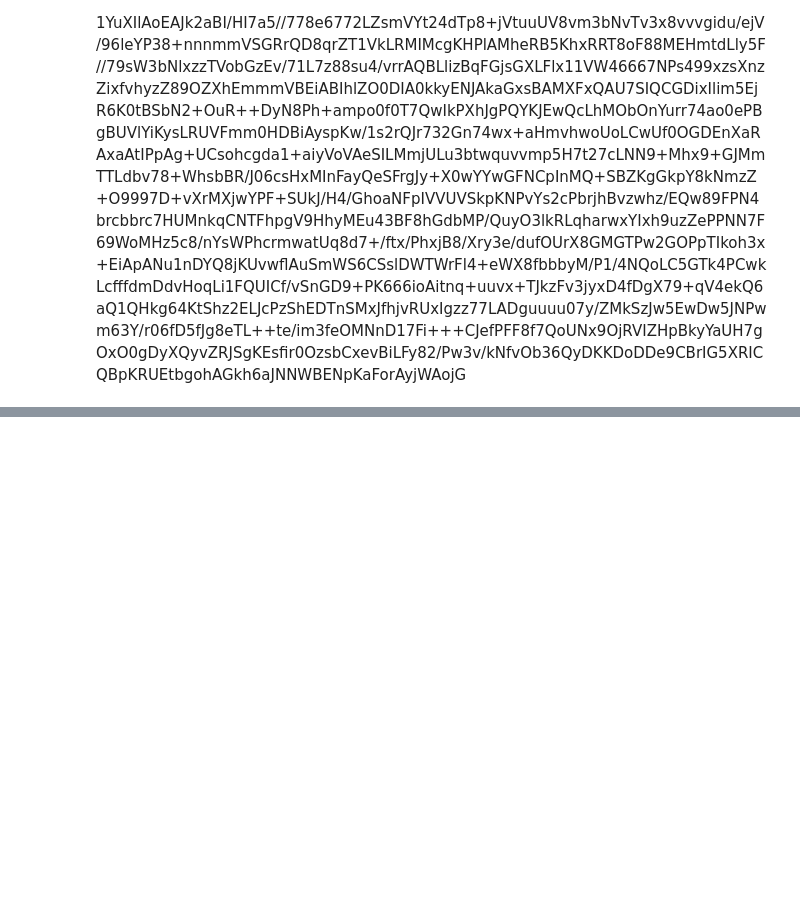
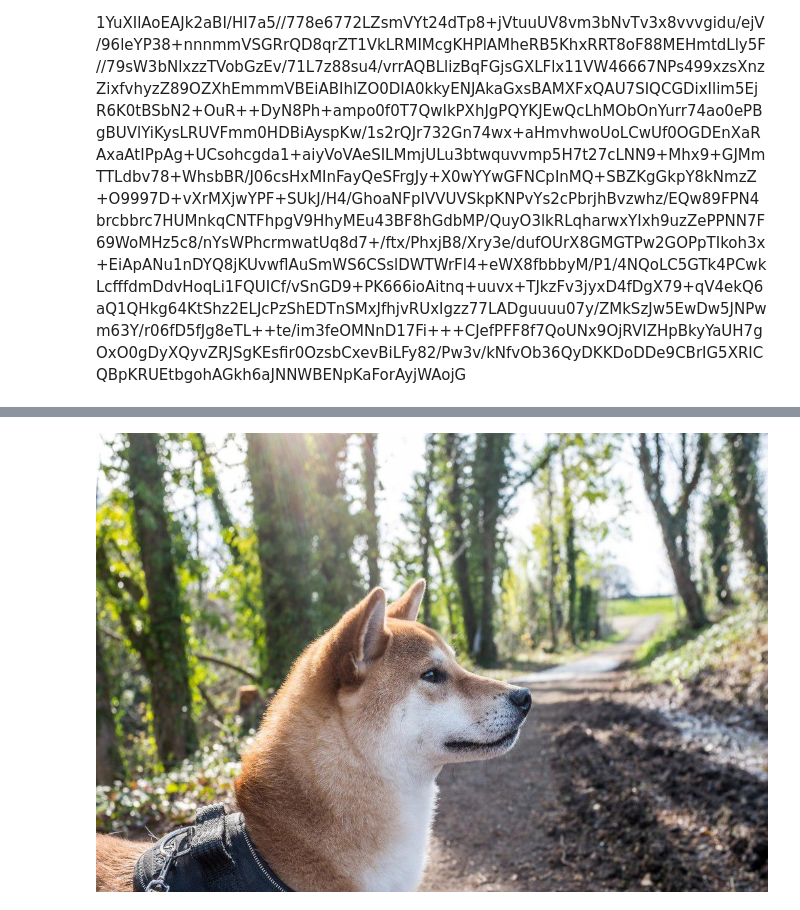
Before and after one commit to gilgamesh7/ml_python_intro, a Jupyter notebook: D00-colab_notebook.ipynb, the cells around one changed output, grey strips where cells are left out. Drawn from its saved outputs; the diff is of its cells as text; code cells hidden in the pictures; blank space fills up the shorter version.

```diff
--- a/D00-colab_notebook.ipynb
+++ b/D00-colab_notebook.ipynb
@@ -28,0 +107,13 @@ TimeoutException: Requesting secret MODEL_PROXY_API_KEY timed out. Secrets can o
+# %%
+from urllib.request import Request, urlopen
+from IPython import display
+
+req = Request("https://upload.wikimedia.org/wikipedia" +
+              "/commons/1/1a/Picography-shiba-inu-dog" +
+              "-forest-walk-sm-1.jpg",
+              headers={'User-Agent': 'XYZ/3.0'})
+image = urlopen(req, timeout=10).read()
+
+display.Image(image)
+# %% [output]
+[figure, added]
```
Also changed, not shown: parts of 8 cells of this notebook, 1 other file.
